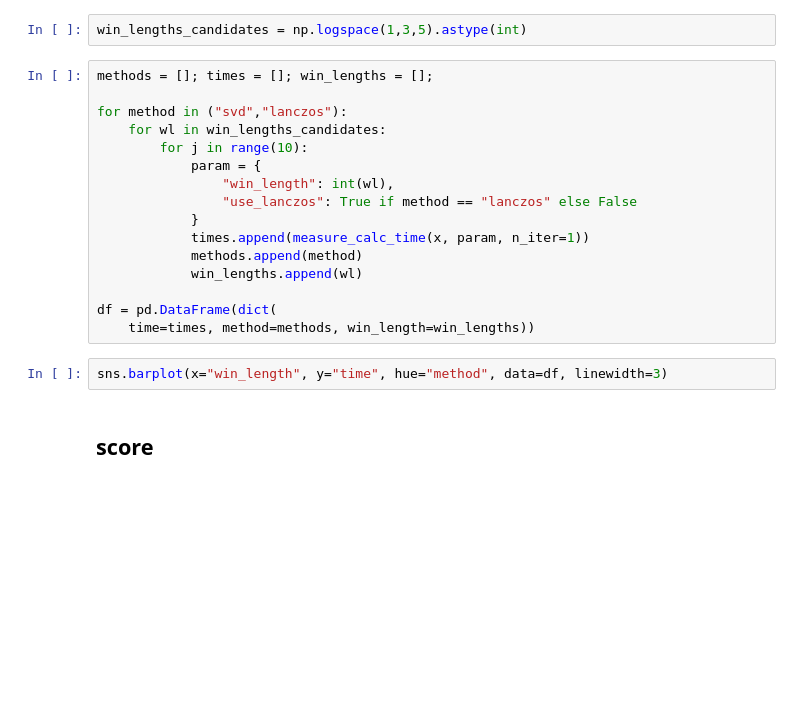
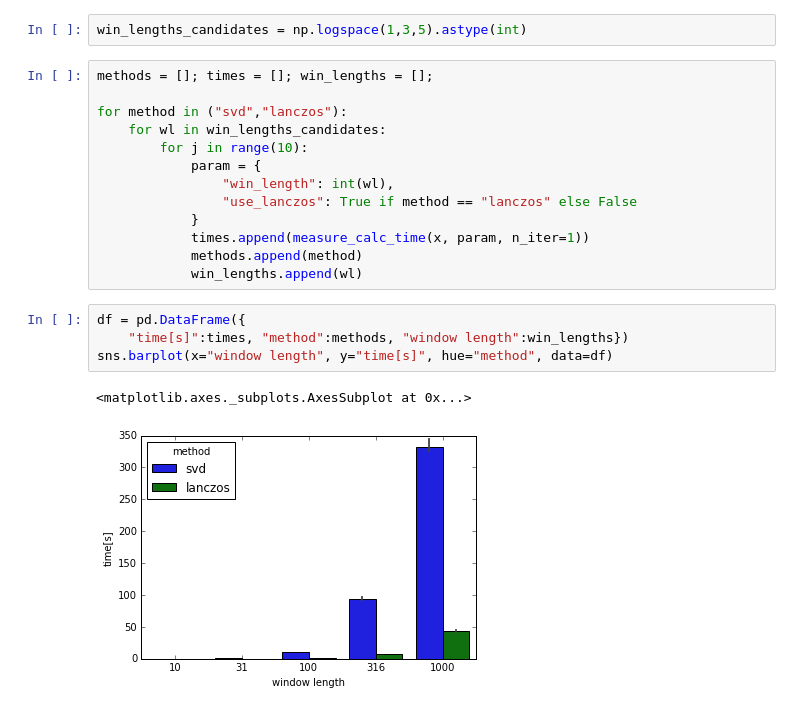
Before and after one commit to statefb/singular-spectrum-transformation, a Jupyter notebook: notebooks/comparison_between_svd_and_lanczos.ipynb, the cells around one changed output. Drawn from its saved outputs; the diff is of its cells as text; blank space fills up the shorter version.

```diff
--- a/notebooks/comparison_between_svd_and_lanczos.ipynb
+++ b/notebooks/comparison_between_svd_and_lanczos.ipynb
@@ -58,10 +59,10 @@ for method in ("svd","lanczos"):
             times.append(measure_calc_time(x, param, n_iter=1))
             methods.append(method)
             win_lengths.append(wl)
-
-df = pd.DataFrame(dict(
-    time=times, method=methods, win_length=win_lengths))
 # %%
-sns.barplot(x="win_length", y="time", hue="method", data=df, linewidth=3)
+df = pd.DataFrame({
+    "time[s]":times, "method":methods, "window length":win_lengths})
+sns.barplot(x="window length", y="time[s]", hue="method", data=df)
+# %% [output]
+<matplotlib.axes._subplots.AxesSubplot at 0x...>
+[figure, added]
-# %% [markdown]
-## score
```
Also changed, not shown: parts of 6 cells of this notebook, 2 other files.
